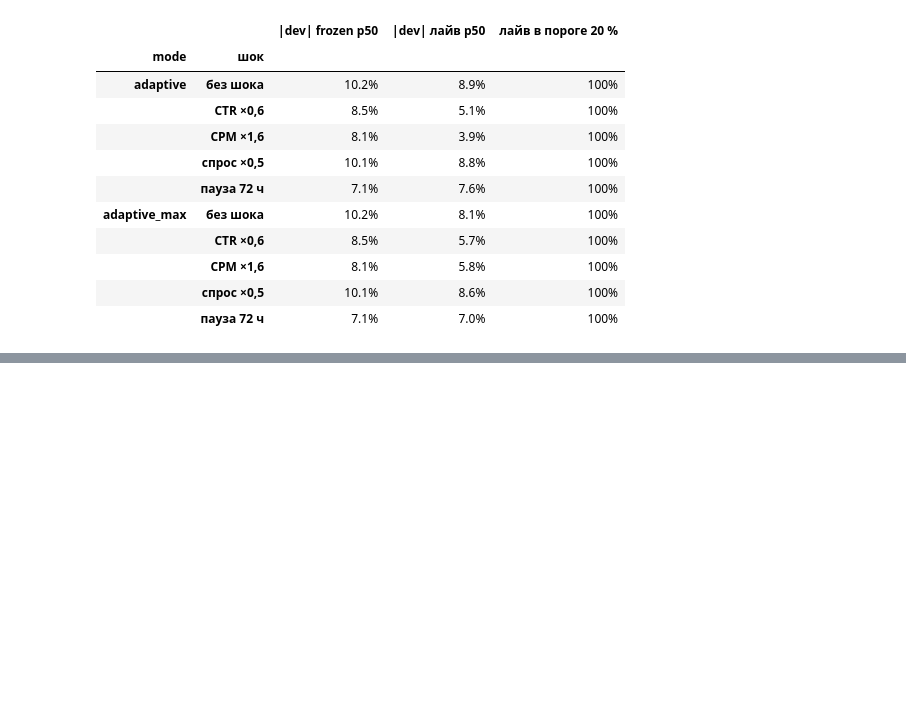
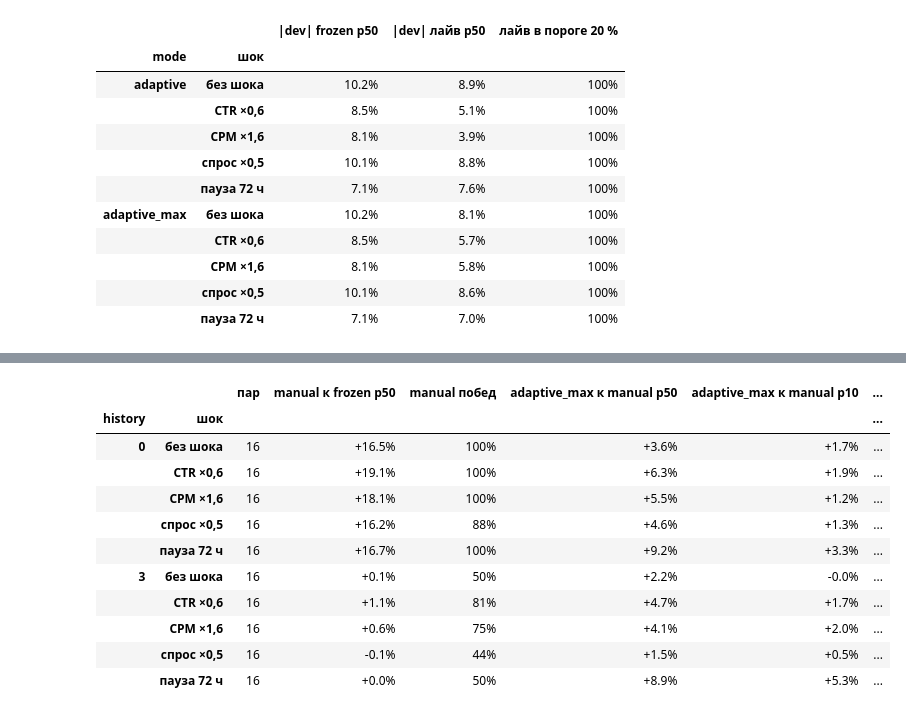
Before and after one commit to The-Gleb/media_planner, a Jupyter notebook: tools/evaluation/results/experiment-b-traffic-manager.ipynb, the cells around one changed output, grey strips where cells are left out. Drawn from its saved outputs; the diff is of its cells as text; code cells hidden in the pictures; blank space fills up the shorter version.

```diff
--- a/tools/evaluation/results/experiment-b-traffic-manager.ipynb
+++ b/tools/evaluation/results/experiment-b-traffic-manager.ipynb
@@ -192,0 +197,21 @@ pd.DataFrame({'|dev| frozen p50': g.dev_frozen.median(), '|dev| лайв p50': g
+# %%
+man = pairs[pairs['mode'] == 'manual'].set_index(['history', 'world_seed', 'campaign_seed', 'scenario'])
+ax = pairs[(pairs['mode'] == 'adaptive_max') & pairs.cell.str.startswith('modes-')].set_index(['history', 'world_seed', 'campaign_seed', 'scenario'])
+j = ax[['uplift']].join(man[['uplift']], rsuffix='_manual', how='inner').reset_index()
+j['ax_over_manual'] = (1 + j.uplift) / (1 + j.uplift_manual) - 1
+j['шок'] = pd.Categorical(j.scenario.map(SCEN_RU), [SCEN_RU[s] for s in SCEN])
+g = j.groupby(['history', 'шок'], observed=True)
+pd.DataFrame({'пар': g.size(), 'manual к frozen p50': g.uplift_manual.median(), 'manual побед': g.uplift_manual.apply(lambda s: (s > 0).mean()), 'adaptive_max к manual p50': g.ax_over_manual.median(), 'adaptive_max к manual p10': g.ax_over_manual.quantile(0.1), 'adaptive_max побед': g.ax_over_manual.apply(lambda s: (s > 0).mean())}).style.format({'manual к frozen p50': '{:+.1%}', 'manual побед': '{:.0%}', 'adaptive_max к manual p50': '{:+.1%}', 'adaptive_max к manual p10': '{:+.1%}', 'adaptive_max побед': '{:.0%}'})
+# %% [output]
+|  |  | пар | manual к frozen p50 | manual побед | adaptive_max к manual p50 | adaptive_max к manual p10 | ... |
+| history | шок |  |  |  |  |  | ... |
+| 0 | без шока | 16 | +16.5% | 100% | +3.6% | +1.7% | ... |
+|  | CTR ×0,6 | 16 | +19.1% | 100% | +6.3% | +1.9% | ... |
+|  | CPM ×1,6 | 16 | +18.1% | 100% | +5.5% | +1.2% | ... |
+|  | спрос ×0,5 | 16 | +16.2% | 88% | +4.6% | +1.3% | ... |
+|  | пауза 72 ч | 16 | +16.7% | 100% | +9.2% | +3.3% | ... |
+| 3 | без шока | 16 | +0.1% | 50% | +2.2% | -0.0% | ... |
+|  | CTR ×0,6 | 16 | +1.1% | 81% | +4.7% | +1.7% | ... |
+|  | CPM ×1,6 | 16 | +0.6% | 75% | +4.1% | +2.0% | ... |
+|  | спрос ×0,5 | 16 | -0.1% | 44% | +1.5% | +0.5% | ... |
+|  | пауза 72 ч | 16 | +0.0% | 50% | +8.9% | +5.3% | ... |
```
Also changed, not shown: parts of 4 cells of this notebook, 6 other files.
